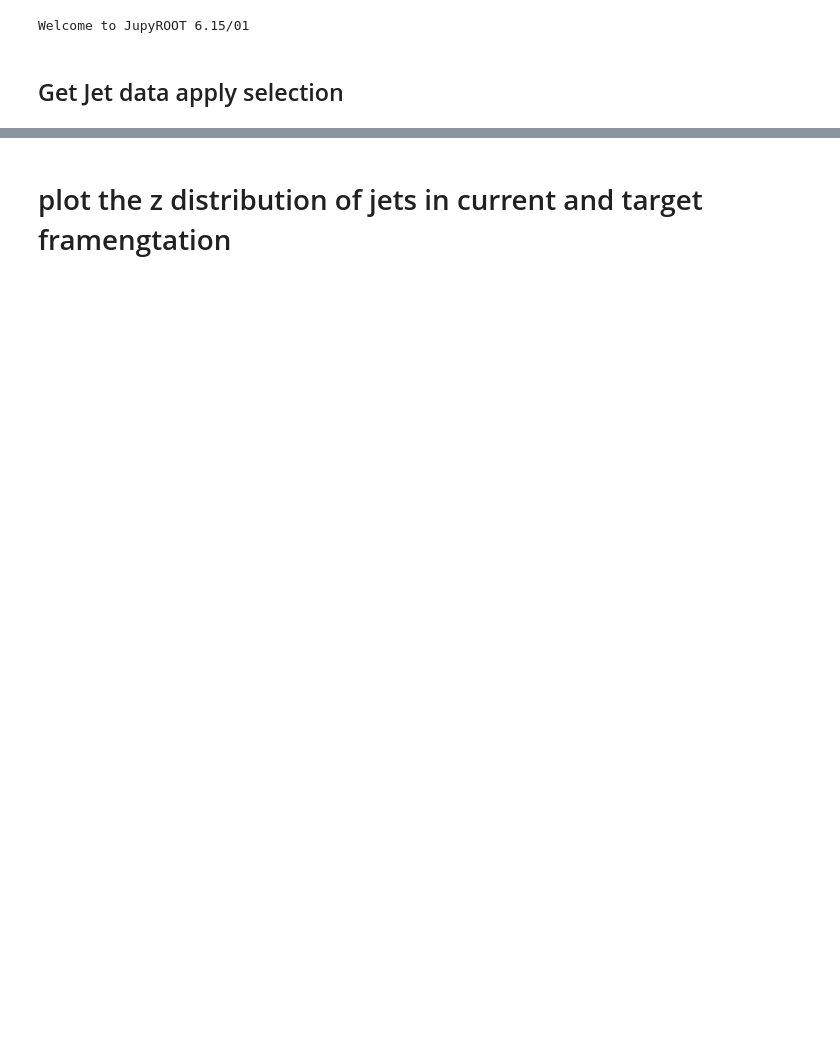
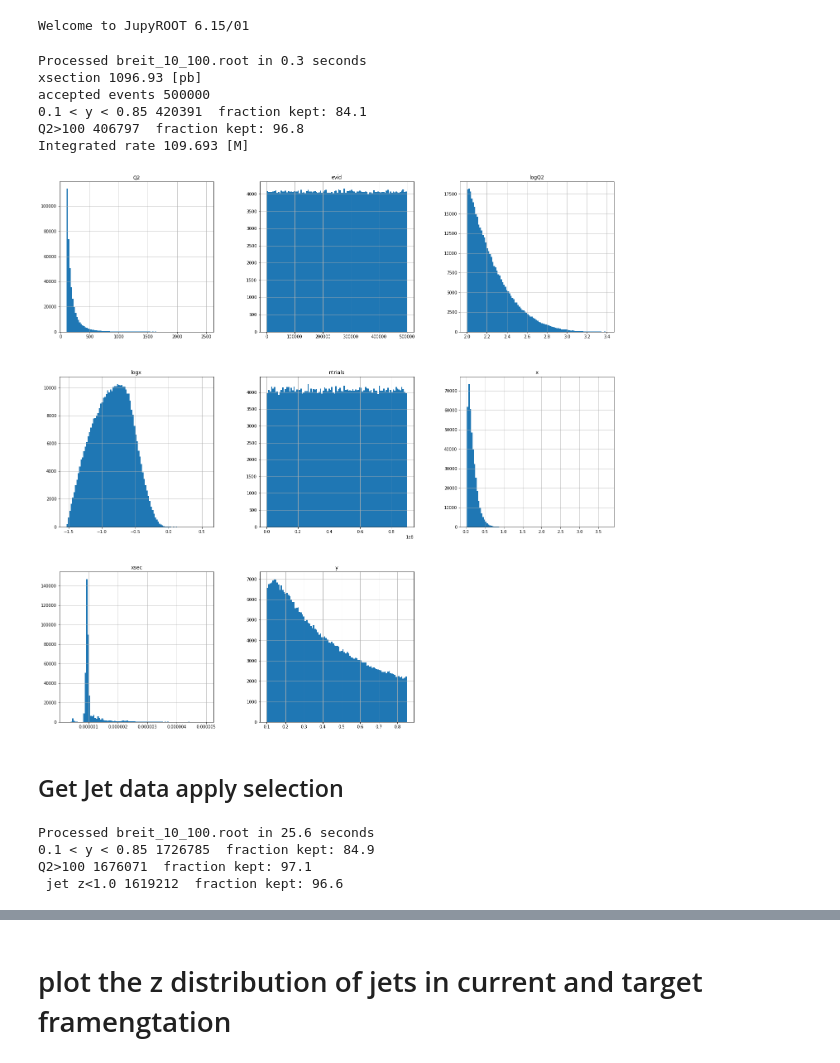
Before and after one commit to miguelignacio/eicsim, a Jupyter notebook: BreitAnalysis.ipynb, the cells around one changed output, grey strips where cells are left out. Drawn from its saved outputs; the diff is of its cells as text; code cells hidden in the pictures; blank space fills up the shorter version.

```diff
--- a/BreitAnalysis.ipynb
+++ b/BreitAnalysis.ipynb
@@ -65,15 +76,6 @@ def getData(inputFiles):
     scalar.append('x')
     scalar.append('y')
     scalar.append('Q2')
-    scalar.append('e_eta')
-    scalar.append('e_theta')
-    scalar.append('e_p')
-    scalar.append('e_pt')
-
-    scalar.append('quark_eta')
-    scalar.append('quark_theta')
-    scalar.append('quark_p')
-    scalar.append('quark_pt')
 
 
     lists = scalar
@@ -89,7 +91,7 @@ def getData(inputFiles):
 def applyEventCuts(df):
     temp = df
     temp = applyCut(temp, '0.1 < y < 0.85', '0.1 < y < 0.85')
-    temp = applyCut(temp, 'Q2>25', 'Q2>25')
+    temp = applyCut(temp, 'Q2>100', 'Q2>100')
     #temp = applyCut(temp, 'x > 0.05', 'x>0.05')
     temp.eval('logQ2= log(Q2)/2.3025850', inplace=True)
     temp.eval('logx= log(x)/2.3025850', inplace=True)
@@ -97,34 +99,56 @@ def applyEventCuts(df):
 
 def applyJetCuts(df):
     temp = df
-    temp.eval('jet_qtnorm= jet_qt_breit/sqrt(Q2)', inplace=True)
-    temp.eval('jet_qtnormjetpt= jet_qt_breit/sqrt(jet_pt)', inplace=True)
-    temp = applyCut(temp, ' jet_z>0.25', 'jet_z>0.25')
-    temp = applyCut(temp, ' jet_eta<0', 'jet eta <0')
-    df = applyCut(df, 'n_total>1', ' n>1')
+    temp.eval('jet_qtnorm= jet_qt/sqrt(Q2)', inplace=True)
+    temp.eval('jet_qtnorm_up= 1.01*jet_qt/sqrt(Q2)', inplace=True)
+    temp.eval('jet_qtnorm_down= 0.99*jet_qt/sqrt(Q2)', inplace=True)
+
+    #temp.eval('jet_qtnormjetpt= jet_qt_breit/sqrt(jet_pt)', inplace=True)
+    #temp = applyCut(temp, ' jet_z>0.25', 'jet_z>0.25')
+    #temp = applyCut(temp, ' jet_eta<0', 'jet eta <0')
+    df = applyCut(df, 'jet_z<1.0', ' jet z<1.0')
     return temp
 # %%
-df = getData(['NC_10_275.root'])
+df = getData(['breit_10_100.root'])
 xsec = np.mean(df['xsec'])
 xsec = xsec*1e9
 print 'xsection %2.2f [pb]' %(xsec)
 accepted = df.shape[0]
 print 'accepted events' , accepted
 to_cross_section = xsec/(1.0*accepted)
-
+lumi = 100 # in units of fb-1.
+to_counts = to_cross_section*1000*lumi #1000 accounts to pass from pb to fb
+##Apply selection
 df = applyEventCuts(df)
-print 'Accepted cross-section: %2.0f [pb]'%(df.shape[0]*to_cross_section)
 
 ##Total cross-section:
-## in units of fb:
-lumi = 100 # in units of fb-1.
 integrated_rate    = 1000*lumi*xsec #multiply by 1000 and then 100 to get integrated yield for 100 fb-1
 print 'Integrated rate %2.3f [M]' %(integrated_rate/1e6)
+# %% [output]
+Processed breit_10_100.root in 0.3 seconds
+xsection 1096.93 [pb]
+accepted events 500000
+0.1 < y < 0.85 420391  fraction kept: 84.1
+Q2>100 406797  fraction kept: 96.8
+Integrated rate 109.693 [M]
+# %%
+from matplotlib import rc
+rc('text', usetex=False)
+df.hist(figsize=(24,24),bins=100)
+plt.show()
+# %% [output]
+[figure, added]
 # %% [markdown]
 ## Get Jet data apply selection
 # %%
-df_jet      = getJetData(['NC_10_275_Breit.root'])
+df_jet      = getJetData(['breit_10_100.root'])
 df_jet = applyEventCuts(df_jet)
+df_jet = applyJetCuts(df_jet)
+# %% [output]
+Processed breit_10_100.root in 25.6 seconds
+0.1 < y < 0.85 1726785  fraction kept: 84.9
+Q2>100 1676071  fraction kept: 97.1
+ jet z<1.0 1619212  fraction kept: 96.6
 # %%
 import matplotlib.colors as mcolors
 
```
Also changed, not shown: parts of 11 cells of this notebook.
